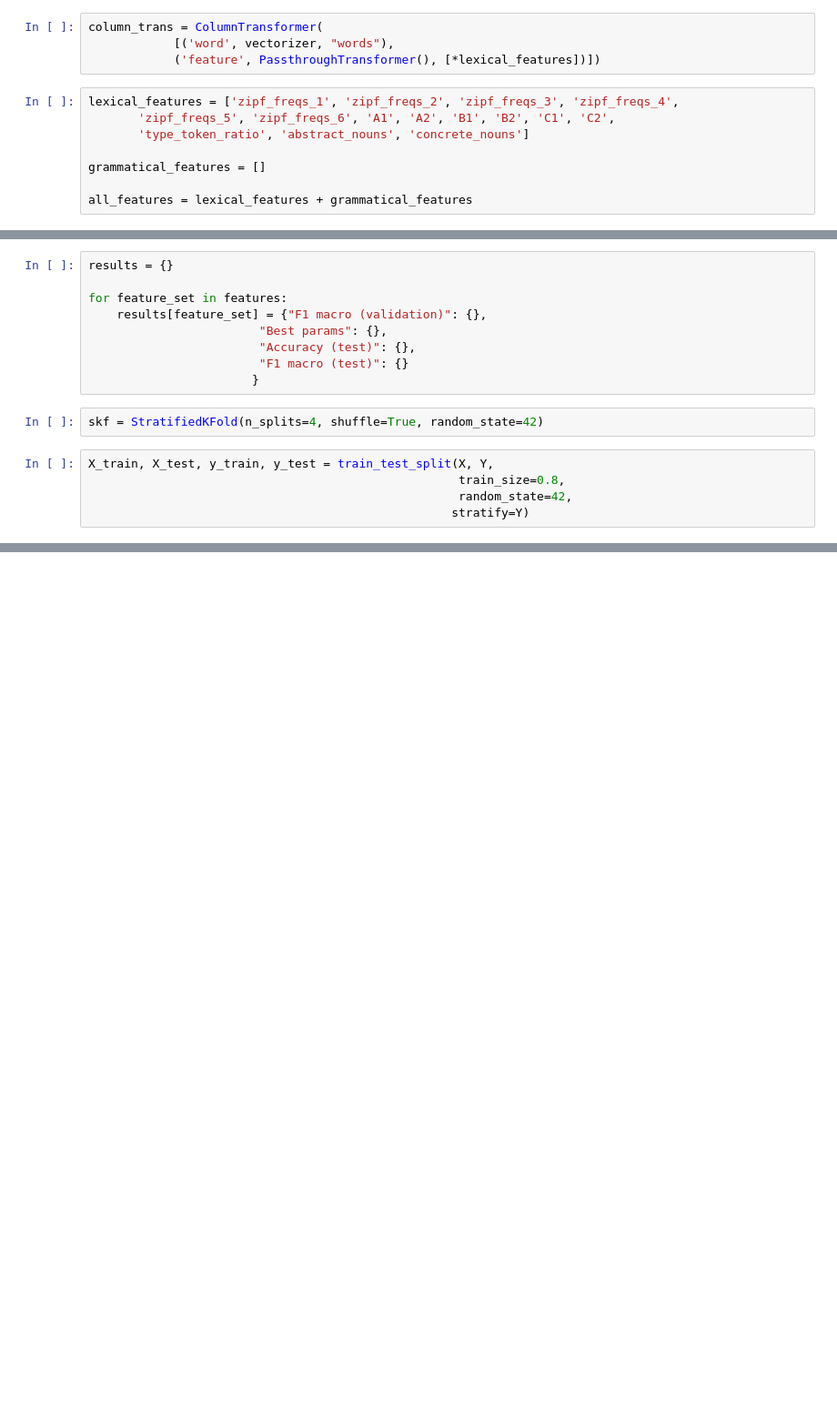
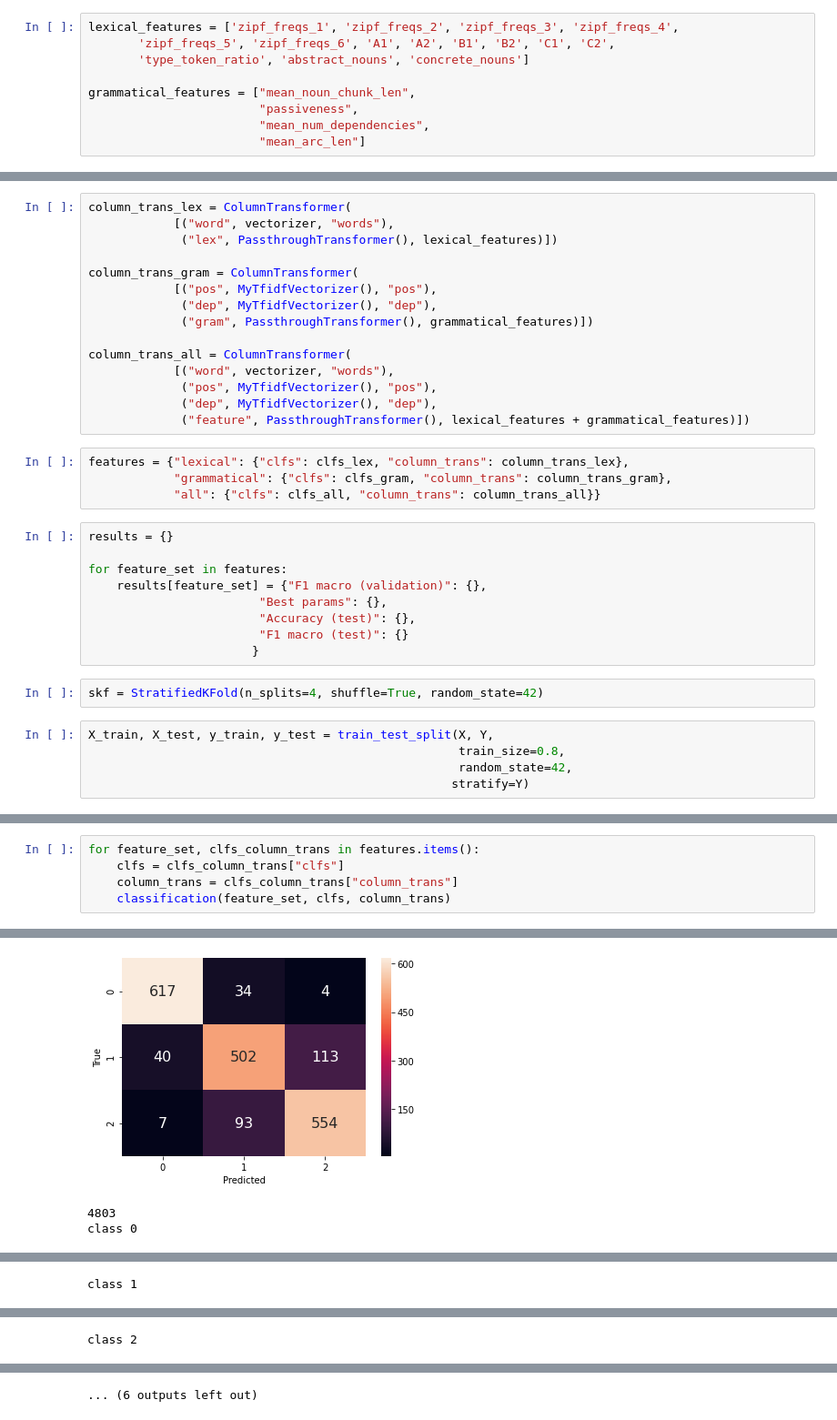
Before and after one commit to lpmaltina/english-proficiency, a Jupyter notebook: Classification.ipynb, the cells around one changed output, grey strips where cells are left out. Shown at 91% size. Drawn from its saved outputs; the diff is of its cells as text; blank space fills up the shorter version.

Commit message:
add grammatical features and classification based on all features

```diff
--- a/Classification.ipynb
+++ b/Classification.ipynb
@@ -350,15 +452,12 @@ clfs = {
 # %%
 tree_based = {"tree", "adaboost", "random_forest", "extra_trees", "lgbm"}
 with_coefs = {"lr", "svm"}
-# %%
-column_trans = ColumnTransformer(
-            [('word', vectorizer, "words"),
-            ('feature', PassthroughTransformer(), [*lexical_features])])
 # %%
 lexical_features = ['zipf_freqs_1', 'zipf_freqs_2', 'zipf_freqs_3', 'zipf_freqs_4',
        'zipf_freqs_5', 'zipf_freqs_6', 'A1', 'A2', 'B1', 'B2', 'C1', 'C2',
        'type_token_ratio', 'abstract_nouns', 'concrete_nouns']
 
-grammatical_features = []
-
-all_features = lexical_features + grammatical_features
+grammatical_features = ["mean_noun_chunk_len",
+                        "passiveness",
+                        "mean_num_dependencies",
+                        "mean_arc_len"]
@@ -369,3 +464,22 @@ features = {"lexical": lexical_features,
+# %%
+column_trans_lex = ColumnTransformer(
+            [("word", vectorizer, "words"),
+             ("lex", PassthroughTransformer(), lexical_features)])
+
+column_trans_gram = ColumnTransformer(
+            [("pos", MyTfidfVectorizer(), "pos"),
+             ("dep", MyTfidfVectorizer(), "dep"),
+             ("gram", PassthroughTransformer(), grammatical_features)])
+
+column_trans_all = ColumnTransformer(
+            [("word", vectorizer, "words"),
+             ("pos", MyTfidfVectorizer(), "pos"),
+             ("dep", MyTfidfVectorizer(), "dep"),
+             ("feature", PassthroughTransformer(), lexical_features + grammatical_features)])
+# %%
+features = {"lexical": {"clfs": clfs_lex, "column_trans": column_trans_lex},
+            "grammatical": {"clfs": clfs_gram, "column_trans": column_trans_gram},
+            "all": {"clfs": clfs_all, "column_trans": column_trans_all}}
 # %%
 results = {}
 
@@ -433,0 +539,6 @@ KeyboardInterrupt:
+# %%
+for feature_set, clfs_column_trans in features.items():
+    clfs = clfs_column_trans["clfs"]
+    column_trans = clfs_column_trans["column_trans"]
+    classification(feature_set, clfs, column_trans)
+# %% [output]
@@ -433,0 +562,3 @@ KeyboardInterrupt:
+[figure, added]
+4803
+class 0
@@ -433,0 +566 @@ KeyboardInterrupt:
+class 1
@@ -433,0 +568 @@ KeyboardInterrupt:
+class 2
@@ -434,3 +591,4 @@ KeyboardInterrupt:
+... (6 outputs left out)
 # %%
 baseline = y_test.value_counts(normalize=True).max()
 
```
Also changed, not shown: parts of 20 cells of this notebook.
